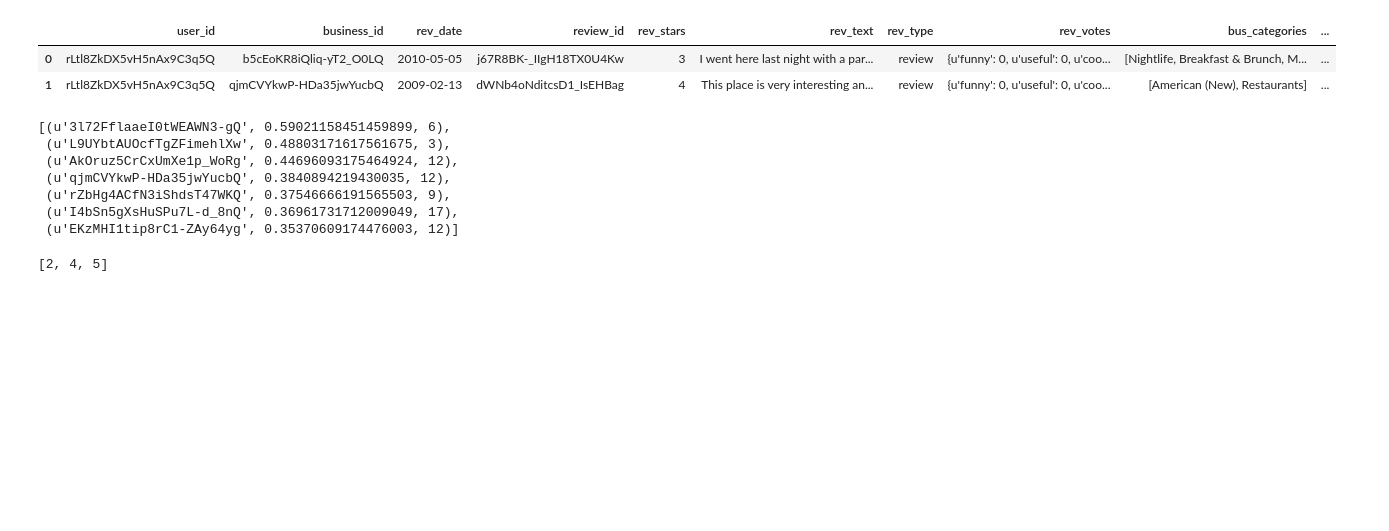
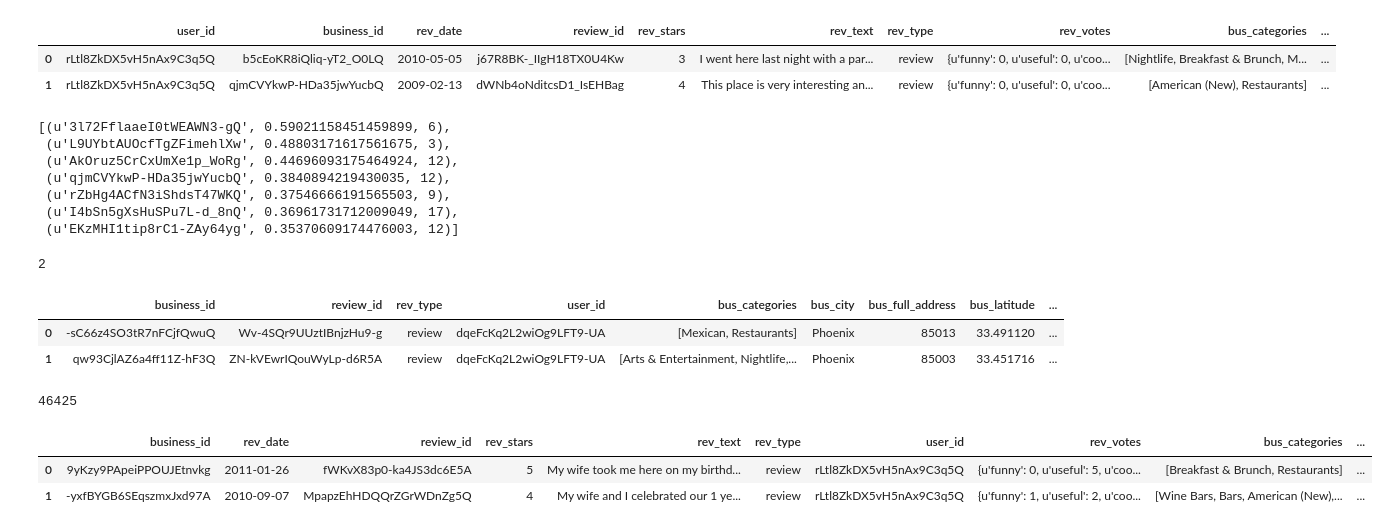
Before and after one commit to s-ramaswamy/CS-229-project, a Jupyter notebook: Visualizations.ipynb, the cells around one changed output. Drawn from its saved outputs; the diff is of its cells as text; code cells hidden in the pictures; blank space fills up the shorter version.

```diff
--- a/Visualizations.ipynb
+++ b/Visualizations.ipynb
@@ -556,5 +556,23 @@ tops
 x = [1,2,3,4,5]
 # %%
 x[1:2] + x[3::]
+1+1
 # %% [output]
-[2, 4, 5]
+2
+# %%
+missing_none_df = TestMatrix.iloc[missing_none, :]
+missing_none_df.head(2)
+# %% [output]
+|  | business_id | review_id | rev_type | user_id | bus_categories | bus_city | bus_full_address | bus_latitude | ... |
+| 0 | -sC66z4SO3tR7nFCjfQwuQ | Wv-4SQr9UUztIBnjzHu9-g | review | dqeFcKq2L2wiOg9LFT9-UA | [Mexican, Restaurants] | Phoenix | 85013 | 33.491120 | ... |
+| 1 | qw93CjlAZ6a4ff11Z-hF3Q | ZN-kVEwrIQouWyLp-d6R5A | review | dqeFcKq2L2wiOg9LFT9-UA | [Arts & Entertainment, Nightlife,... | Phoenix | 85003 | 33.451716 | ... |
+# %%
+R = TrainMatrix[TrainMatrix.business_id.isin(missing_none_df.business_id.values)]
+R = R[TrainMatrix.user_id.isin(missing_none_df.user_id.values)]
+print len(R.index)
+R.head(2)
+# %% [output]
+46425
+|  | business_id | rev_date | review_id | rev_stars | rev_text | rev_type | user_id | rev_votes | bus_categories | ... |
+| 0 | 9yKzy9PApeiPPOUJEtnvkg | 2011-01-26 | fWKvX83p0-ka4JS3dc6E5A | 5 | My wife took me here on my birthd... | review | rLtl8ZkDX5vH5nAx9C3q5Q | {u'funny': 0, u'useful': 5, u'coo... | [Breakfast & Brunch, Restaurants] | ... |
+| 1 | -yxfBYGB6SEqszmxJxd97A | 2010-09-07 | MpapzEhHDQQrZGrWDnZg5Q | 4 | My wife and I celebrated our 1 ye... | review | rLtl8ZkDX5vH5nAx9C3q5Q | {u'funny': 1, u'useful': 2, u'coo... | [Wine Bars, Bars, American (New),... | ... |
```
Also changed, not shown: parts of 5 cells of this notebook, 6 other files.
